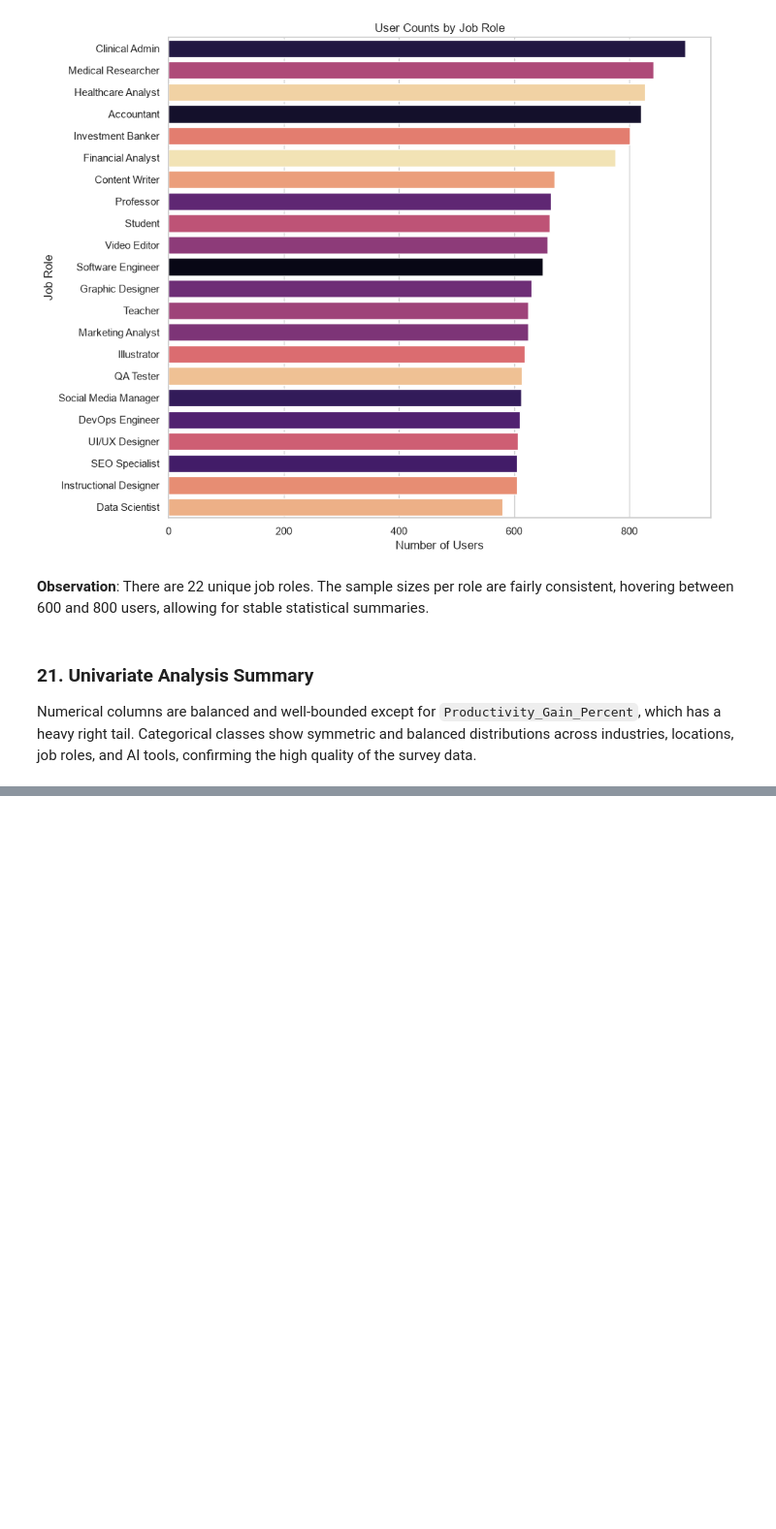
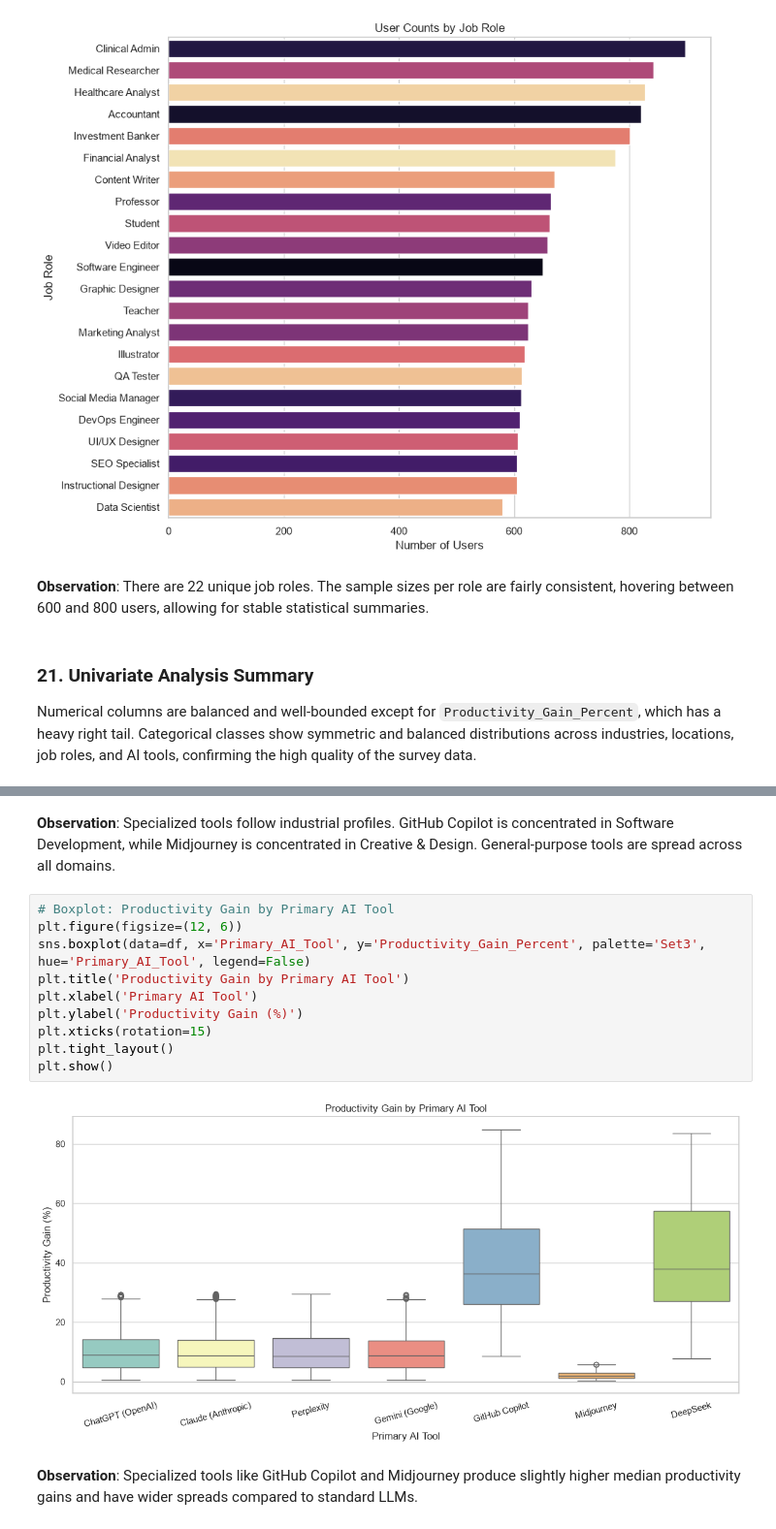
Before and after one commit to vaibhav1874/CodeAlpha_Exploratory-Data-Analysis-EDA-, a Jupyter notebook: CodeAlpha_EDA.ipynb, the cells around one changed output, grey strips where cells are left out. Shown at 97% size. Drawn from its saved outputs; the diff is of its cells as text; blank space fills up the shorter version.

```diff
--- a/CodeAlpha_EDA.ipynb
+++ b/CodeAlpha_EDA.ipynb
@@ -424,0 +454,16 @@ Numerical columns are balanced and well-bounded except for `Productivity_Gain_Pe
+# %% [markdown]
+**Observation**: Specialized tools follow industrial profiles. GitHub Copilot is concentrated in Software Development, while Midjourney is concentrated in Creative & Design. General-purpose tools are spread across all domains.
+# %%
+# Boxplot: Productivity Gain by Primary AI Tool
+plt.figure(figsize=(12, 6))
+sns.boxplot(data=df, x='Primary_AI_Tool', y='Productivity_Gain_Percent', palette='Set3', hue='Primary_AI_Tool', legend=False)
+plt.title('Productivity Gain by Primary AI Tool')
+plt.xlabel('Primary AI Tool')
+plt.ylabel('Productivity Gain (%)')
+plt.xticks(rotation=15)
+plt.tight_layout()
+plt.show()
+# %% [output]
+[figure, added]
+# %% [markdown]
+**Observation**: Specialized tools like GitHub Copilot and Midjourney produce slightly higher median productivity gains and have wider spreads compared to standard LLMs.
```
Also changed, not shown: parts of 4 cells of this notebook.
